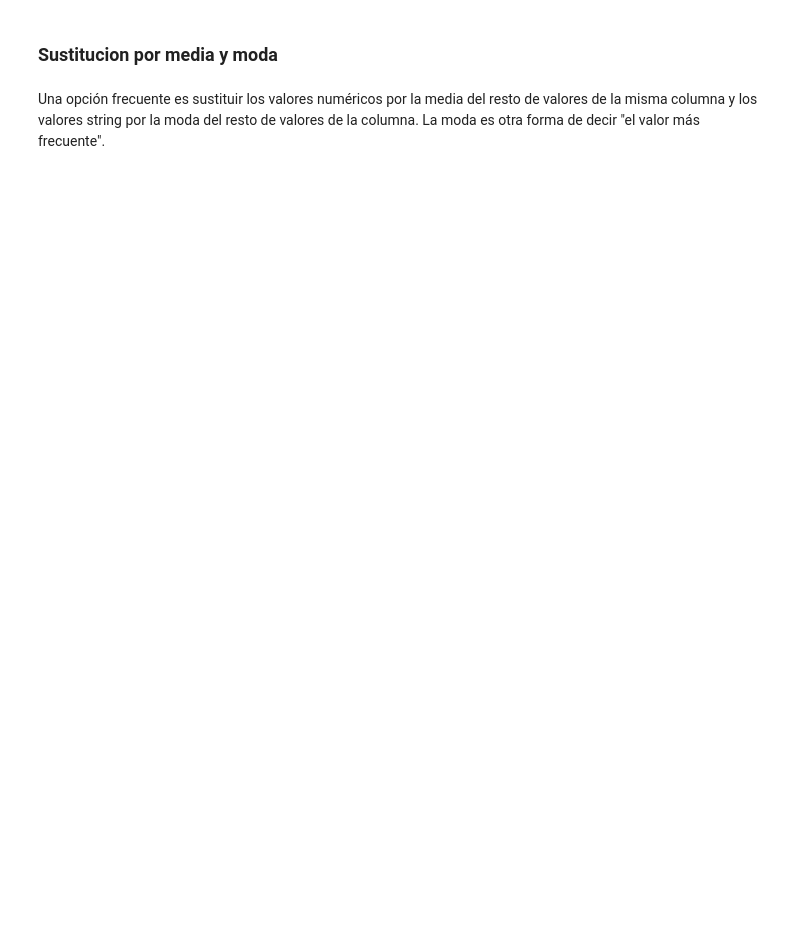
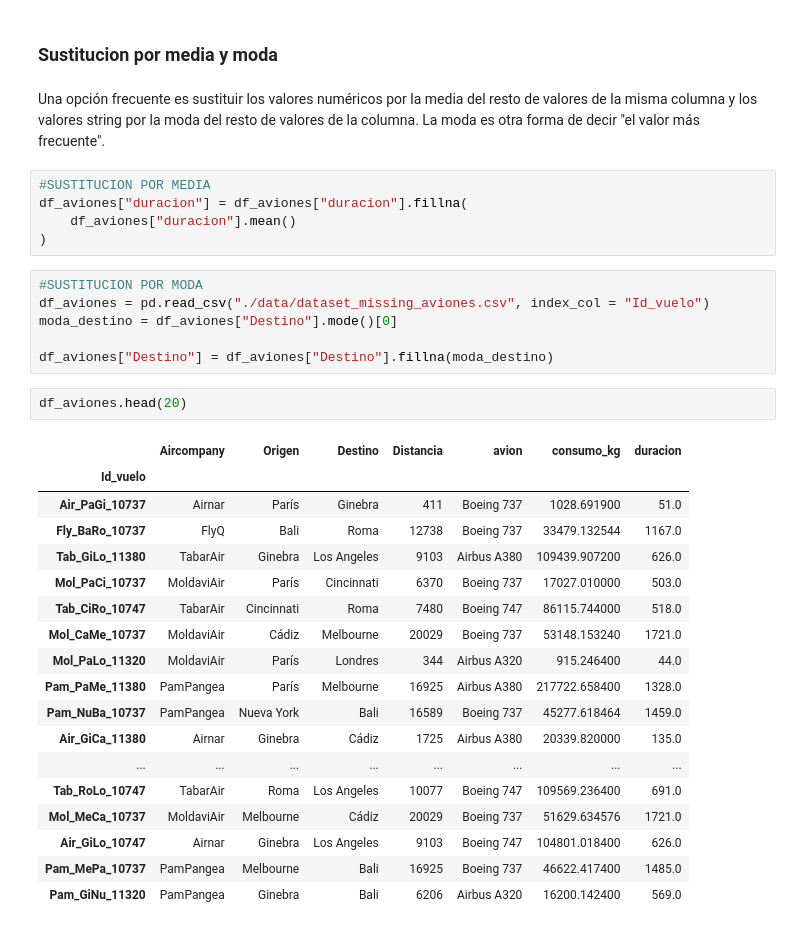
Before and after one commit to draranguez/DS-Online_DanielR, a Jupyter notebook: 02_Herramientas_Avanzadas/Sprint_04/Unidad_02_Pandas_II/01_Workout/06_Nulos.ipynb, the cells around one changed output. Cells and saved outputs as stored; diff of their text form; blank space fills up the shorter version.

```diff
--- a/02_Herramientas_Avanzadas/Sprint_04/Unidad_02_Pandas_II/01_Workout/06_Nulos.ipynb
+++ b/02_Herramientas_Avanzadas/Sprint_04/Unidad_02_Pandas_II/01_Workout/06_Nulos.ipynb
@@ -65,3 +244,35 @@ Te preguntarás, ¿y esto no sirve también para columnas? Sí, pero quería ens
 ### Sustitucion por media y moda
 # %% [markdown]
 Una opción frecuente es sustituir los valores numéricos por la media del resto de valores de la misma columna y los valores string por la moda del resto de valores de la columna. La moda es otra forma de decir "el valor más frecuente".
+# %%
+#SUSTITUCION POR MEDIA
+df_aviones["duracion"] = df_aviones["duracion"].fillna(
+    df_aviones["duracion"].mean()
+)
+# %%
+#SUSTITUCION POR MODA
+df_aviones = pd.read_csv("./data/dataset_missing_aviones.csv", index_col = "Id_vuelo")
+moda_destino = df_aviones["Destino"].mode()[0]
+
+df_aviones["Destino"] = df_aviones["Destino"].fillna(moda_destino)
+# %%
+df_aviones.head(20)
+# %% [output]
+|  | Aircompany | Origen | Destino | Distancia | avion | consumo_kg | duracion |
+| Id_vuelo |  |  |  |  |  |  |  |
+| Air_PaGi_10737 | Airnar | París | Ginebra | 411 | Boeing 737 | 1028.691900 | 51.0 |
+| Fly_BaRo_10737 | FlyQ | Bali | Roma | 12738 | Boeing 737 | 33479.132544 | 1167.0 |
+| Tab_GiLo_11380 | TabarAir | Ginebra | Los Angeles | 9103 | Airbus A380 | 109439.907200 | 626.0 |
+| Mol_PaCi_10737 | MoldaviAir | París | Cincinnati | 6370 | Boeing 737 | 17027.010000 | 503.0 |
+| Tab_CiRo_10747 | TabarAir | Cincinnati | Roma | 7480 | Boeing 747 | 86115.744000 | 518.0 |
+| Mol_CaMe_10737 | MoldaviAir | Cádiz | Melbourne | 20029 | Boeing 737 | 53148.153240 | 1721.0 |
+| Mol_PaLo_11320 | MoldaviAir | París | Londres | 344 | Airbus A320 | 915.246400 | 44.0 |
+| Pam_PaMe_11380 | PamPangea | París | Melbourne | 16925 | Airbus A380 | 217722.658400 | 1328.0 |
+| Pam_NuBa_10737 | PamPangea | Nueva York | Bali | 16589 | Boeing 737 | 45277.618464 | 1459.0 |
+| Air_GiCa_11380 | Airnar | Ginebra | Cádiz | 1725 | Airbus A380 | 20339.820000 | 135.0 |
+| ... | ... | ... | ... | ... | ... | ... | ... |
+| Tab_RoLo_10747 | TabarAir | Roma | Los Angeles | 10077 | Boeing 747 | 109569.236400 | 691.0 |
+| Mol_MeCa_10737 | MoldaviAir | Melbourne | Cádiz | 20029 | Boeing 737 | 51629.634576 | 1721.0 |
+| Air_GiLo_10747 | Airnar | Ginebra | Los Angeles | 9103 | Boeing 747 | 104801.018400 | 626.0 |
+| Pam_MePa_10737 | PamPangea | Melbourne | Bali | 16925 | Boeing 737 | 46622.417400 | 1485.0 |
+| Pam_GiNu_11320 | PamPangea | Ginebra | Bali | 6206 | Airbus A320 | 16200.142400 | 569.0 |
```
Also changed, not shown: parts of 13 cells of this notebook, 5 other files.
